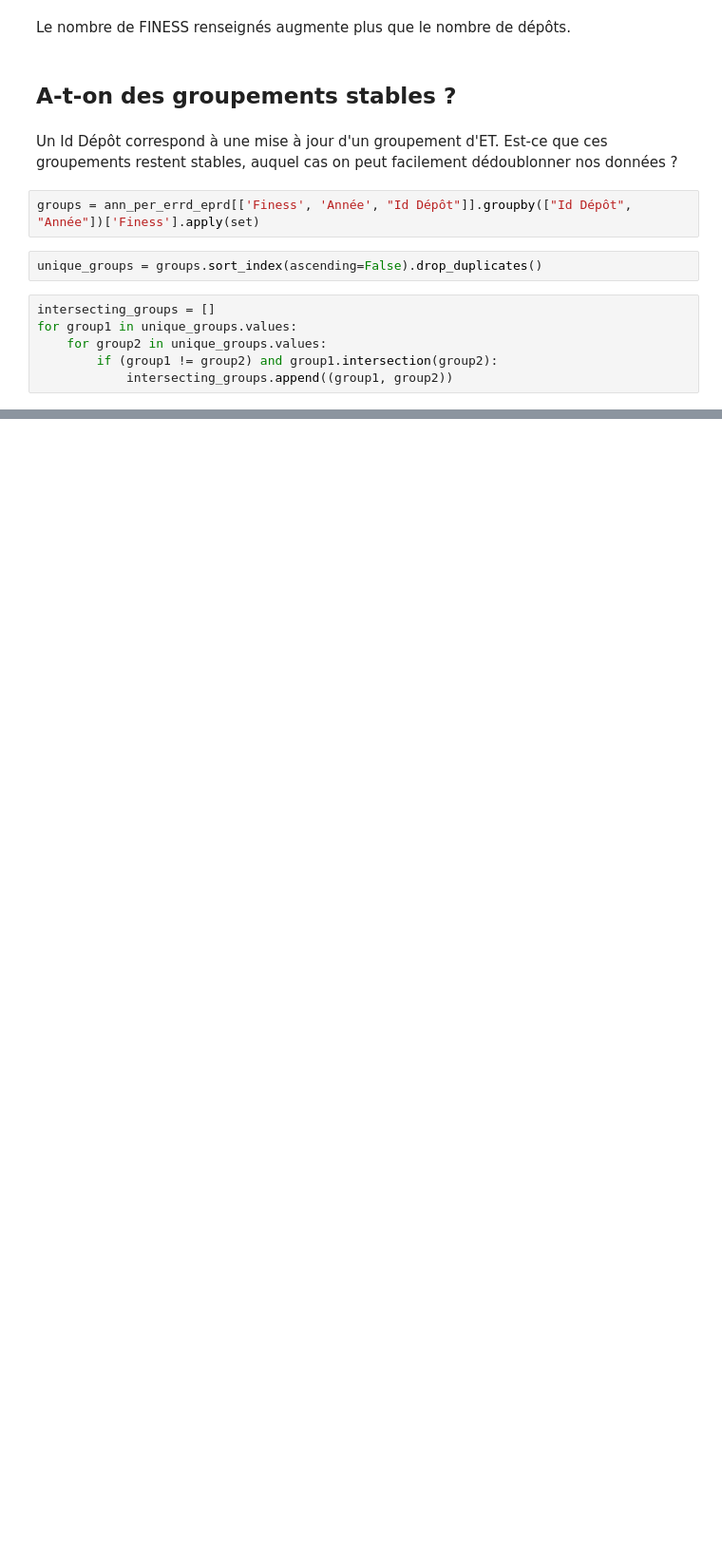
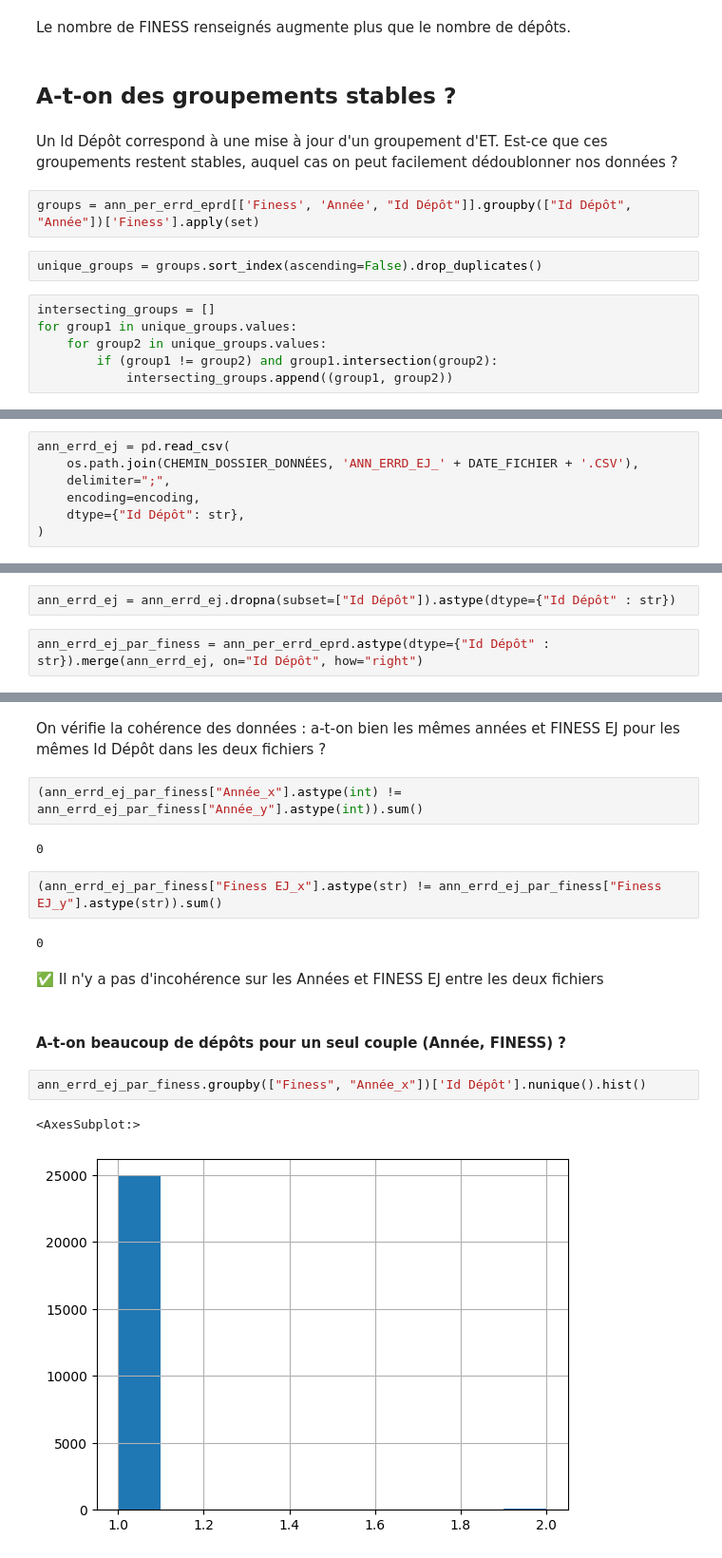
Before and after one commit to DNUM-SocialGouv/helios, a Jupyter notebook: datacrawler/exploration-des-données/budget_et_finances/ANN_PER_ERRD_EPRD.ipynb, the cells around one changed output, grey strips where cells are left out. Shown: that part at 95% size. Saved outputs shown, nothing was run; the diff lists cells and outputs as text; blank space fills up the shorter version.

```diff
--- a/datacrawler/exploration-des-données/budget_et_finances/ANN_PER_ERRD_EPRD.ipynb
+++ b/datacrawler/exploration-des-données/budget_et_finances/ANN_PER_ERRD_EPRD.ipynb
@@ -70,0 +111,7 @@ On voit que, dans une même année, les groupes d'ET qui sont déposés ensemble
+# %%
+ann_errd_ej = pd.read_csv(
+    os.path.join(CHEMIN_DOSSIER_DONNÉES, 'ANN_ERRD_EJ_' + DATE_FICHIER + '.CSV'),
+    delimiter=";",
+    encoding=encoding,
+    dtype={"Id Dépôt": str},
+)
@@ -70,0 +144,4 @@ On voit que, dans une même année, les groupes d'ET qui sont déposés ensemble
+# %%
+ann_errd_ej = ann_errd_ej.dropna(subset=["Id Dépôt"]).astype(dtype={"Id Dépôt" : str})
+# %%
+ann_errd_ej_par_finess = ann_per_errd_eprd.astype(dtype={"Id Dépôt" : str}).merge(ann_errd_ej, on="Id Dépôt", how="right")
@@ -70,0 +150,19 @@ On voit que, dans une même année, les groupes d'ET qui sont déposés ensemble
+# %% [markdown]
+On vérifie la cohérence des données : a-t-on bien les mêmes années et FINESS EJ pour les mêmes Id Dépôt dans les deux fichiers ?
+# %%
+(ann_errd_ej_par_finess["Année_x"].astype(int) != ann_errd_ej_par_finess["Année_y"].astype(int)).sum()
+# %% [output]
+0
+# %%
+(ann_errd_ej_par_finess["Finess EJ_x"].astype(str) != ann_errd_ej_par_finess["Finess EJ_y"].astype(str)).sum()
+# %% [output]
+0
+# %% [markdown]
+✅ Il n'y a pas d'incohérence sur les Années et FINESS EJ entre les deux fichiers
+# %% [markdown]
+#### A-t-on beaucoup de dépôts pour un seul couple (Année, FINESS) ?
+# %%
+ann_errd_ej_par_finess.groupby(["Finess", "Année_x"])['Id Dépôt'].nunique().hist()
+# %% [output]
+<AxesSubplot:>
+[figure, added]
```
Also changed, not shown: parts of 28 cells of this notebook.
